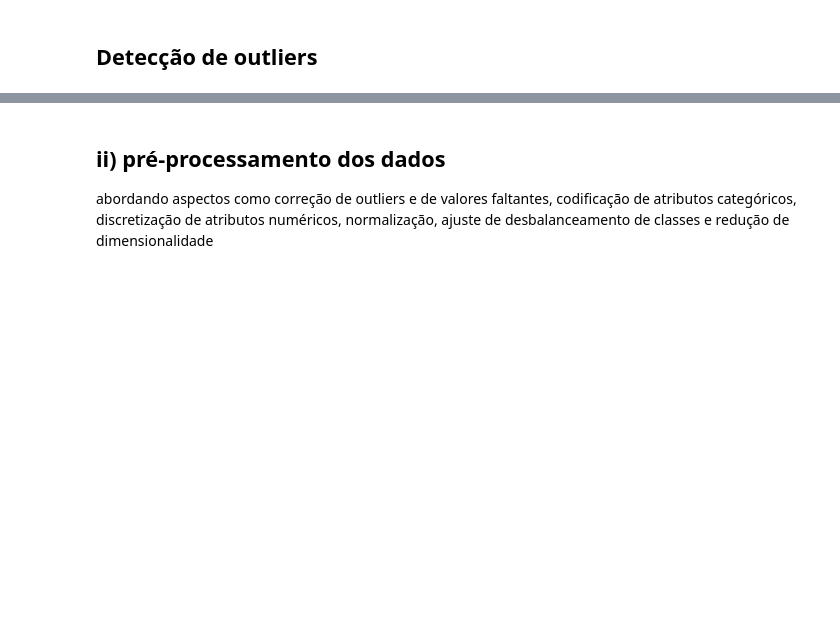
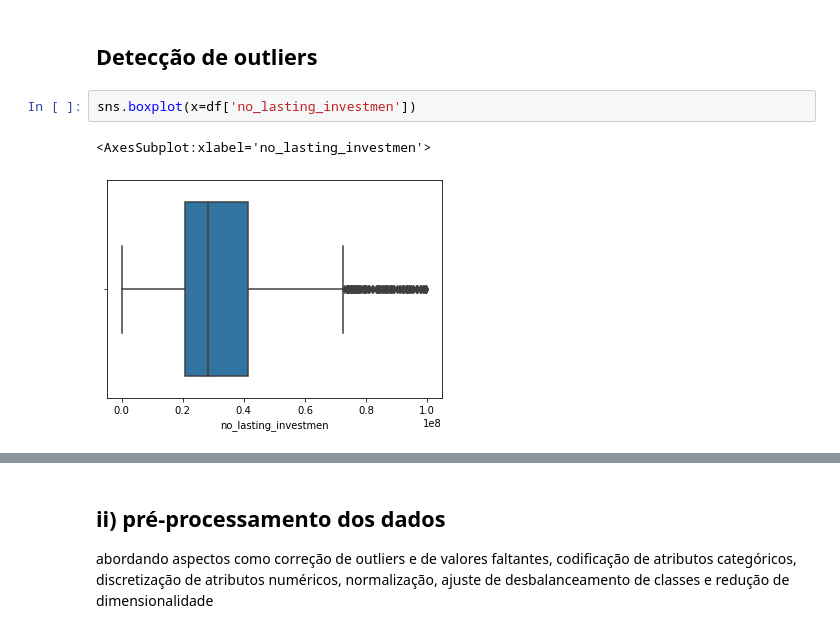
Before and after one commit to kaline/TrabalhoFinalML, a Jupyter notebook: dataset.ipynb, the cells around one changed output, grey strips where cells are left out. Drawn from its saved outputs; the diff is of its cells as text; blank space fills up the shorter version.

```diff
--- a/dataset.ipynb
+++ b/dataset.ipynb
@@ -152,2 +153,7 @@ Count of NaN count_nan_depressed: 0
 # %% [markdown]
 ## Detecção de outliers
+# %%
+sns.boxplot(x=df['no_lasting_investmen'])
+# %% [output]
+<AxesSubplot:xlabel='no_lasting_investmen'>
+[figure, added]
```
Also changed, not shown: parts of 13 cells of this notebook.
